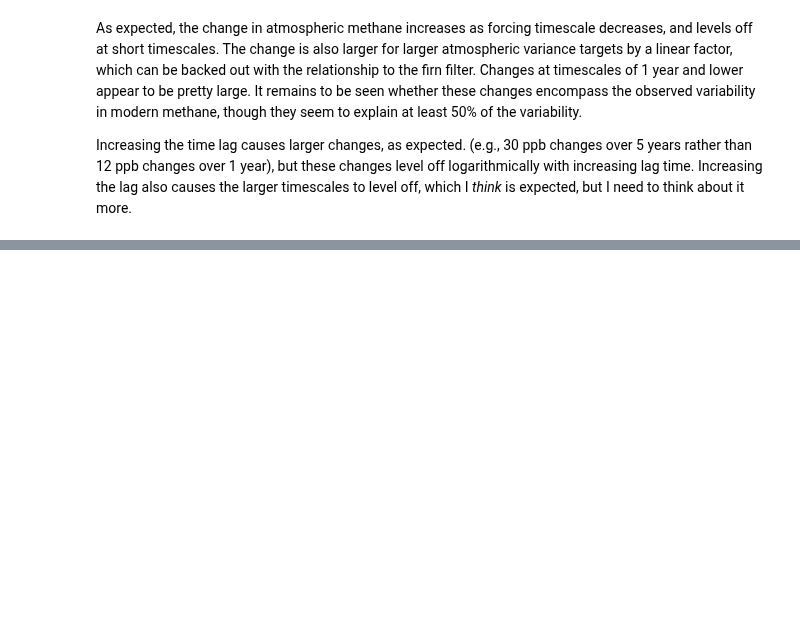
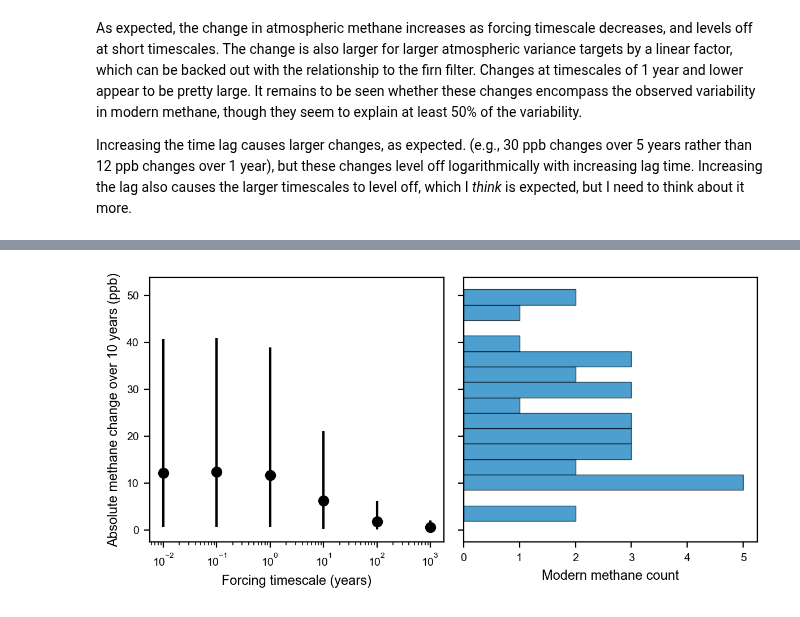
Before and after one commit to ericjmei/methane_noise_forcing, a Jupyter notebook: notebooks/annual_growth_rate.ipynb, the cells around one changed output, grey strips where cells are left out. Saved outputs shown, nothing was run; the diff lists cells and outputs as text; code cells hidden in the pictures; blank space fills up the shorter version.

```diff
--- a/notebooks/annual_growth_rate.ipynb
+++ b/notebooks/annual_growth_rate.ipynb
@@ -299,0 +336,47 @@ Increasing the time lag causes larger changes, as expected. (e.g., 30 ppb change
+# %%
+# load obs
+data_dir = Path(cfg.paths.observations_cultivated)
+obs_modern = pd.read_csv(data_dir / "ch4_modern_detrended.csv")
+obs_modern["ch4_change_detrended"] = obs_modern["ch4_detrended"].diff(periods=lag)
+obs_modern["ch4_change_detrended_abs"] = np.abs(obs_modern["ch4_change_detrended"])
+# %%
+# plot change in methane over some interval against observed histogram
+fig, axs = plt.subplots(1, 2, figsize=(fig_width_options["two_column_large"]-1, 3), sharey=True)
+axs = axs.flatten()
+
+# first panel same as above
+for timescale in timescales:
+    mean, ci_lower, ci_upper = calculate_mean_and_ci(
+        noise_change_abs.ch4.sel(forcing_timescale=timescale),
+        dim=["ensemble", "time"],
+    )
+    median = noise_change_abs.ch4.sel(forcing_timescale=timescale).median(dim=["ensemble", "time"])
+    axs[0].errorbar(
+        timescale,
+        median,
+        yerr=[[median - ci_lower], [ci_upper - median]],
+        fmt='o',
+        label=f"τ={timescale} yr",
+        color='k'
+    )
+axs[0].set_xscale('log')
+axs[0].set_xlabel("Forcing timescale (years)")
+axs[0].set_ylabel(f"Absolute methane change over {change_interval} years (ppb)")
+
+# plot histogram of observed changes
+obs_modern["ch4_change_detrended_abs"].hist(
+    ax=axs[1],
+    bins=15,
+    density=False,
+    alpha=0.7,
+    orientation="horizontal",
+    color=colors_vibrant["blue"],
+    edgecolor='k',
+    linewidth=0.5,
+)
+axs[1].grid(False)
+axs[1].set_xlabel("Modern methane count")
+
+plt.tight_layout()
+# %% [output]
+[figure, added]
```
Also changed, not shown: parts of 9 cells of this notebook.
